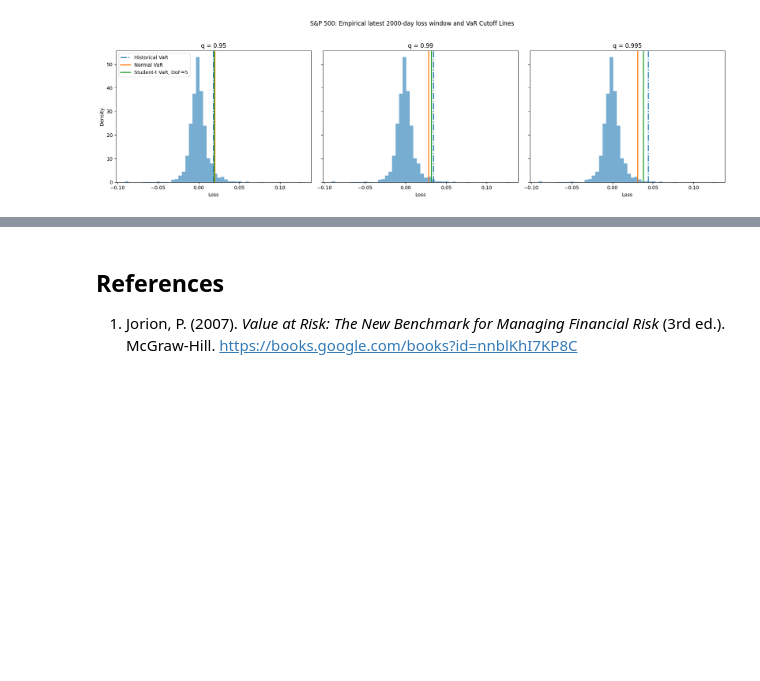
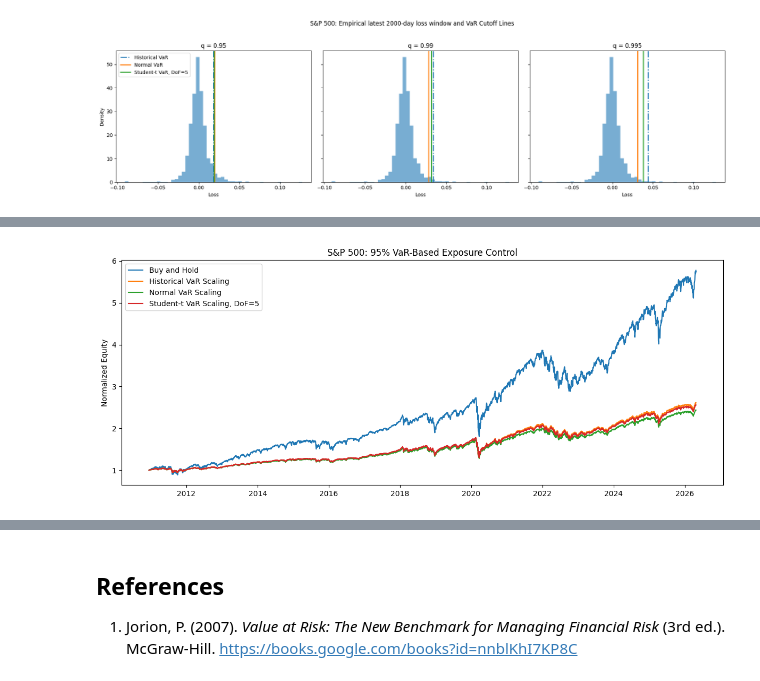
Before and after one commit to BenjaminZYT/Risk-Management, a Jupyter notebook: VaRs_and_CVaRs/01_The_Baseline_VaRs.ipynb, the cells around one changed output, grey strips where cells are left out. Saved outputs shown, nothing was run; the diff lists cells and outputs as text; code cells hidden in the pictures; blank space fills up the shorter version.

```diff
--- a/VaRs_and_CVaRs/01_The_Baseline_VaRs.ipynb
+++ b/VaRs_and_CVaRs/01_The_Baseline_VaRs.ipynb
@@ -2334,0 +2610,38 @@ plot_full_sample_return_distribution_with_var_lines(
+# %%
+# ============================================================
+# 5. Plot Equity Curves
+# ============================================================
+
+plt.figure(figsize=(12, 5))
+
+plt.plot(
+    sp500_historical_bt.index,
+    sp500_historical_bt["buyhold_equity"],
+    label="Buy and Hold",
+)
+
+plt.plot(
+    sp500_historical_bt.index,
+    sp500_historical_bt["scaled_equity"],
+    label="Historical VaR Scaling",
+)
+
+plt.plot(
+    sp500_normal_bt.index,
+    sp500_normal_bt["scaled_equity"],
+    label="Normal VaR Scaling",
+)
+
+plt.plot(
+    sp500_student_t_bt.index,
+    sp500_student_t_bt["scaled_equity"],
+    label=f"Student-t VaR Scaling, DoF={STUDENT_T_DOF}",
+)
+
+plt.title(f"{INDEX_NAME}: 95% VaR-Based Exposure Control")
+plt.ylabel("Normalized Equity")
+plt.legend()
+plt.tight_layout()
+plt.show()
+# %% [output]
+[figure, added]
```
Also changed, not shown: parts of 9 cells of this notebook.
